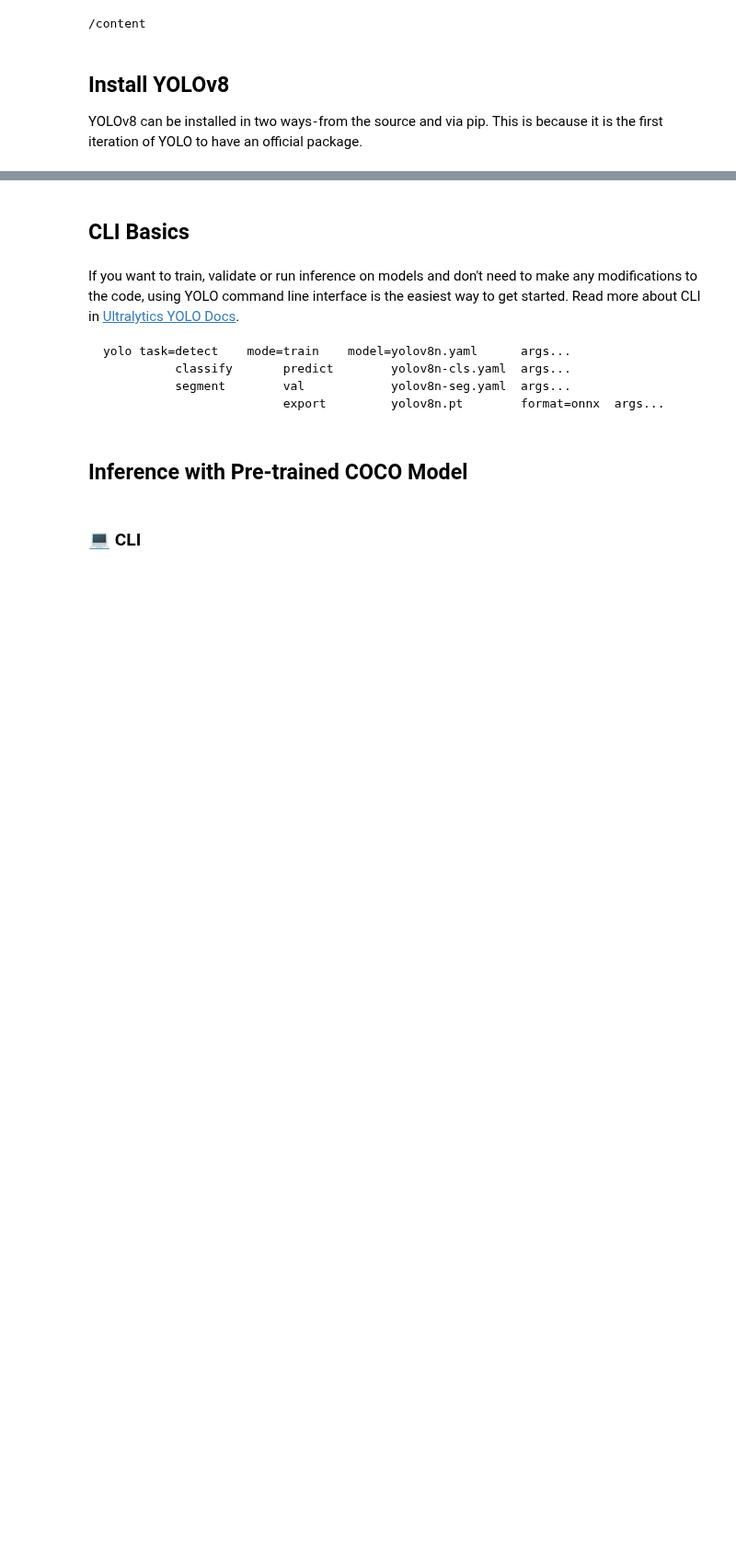
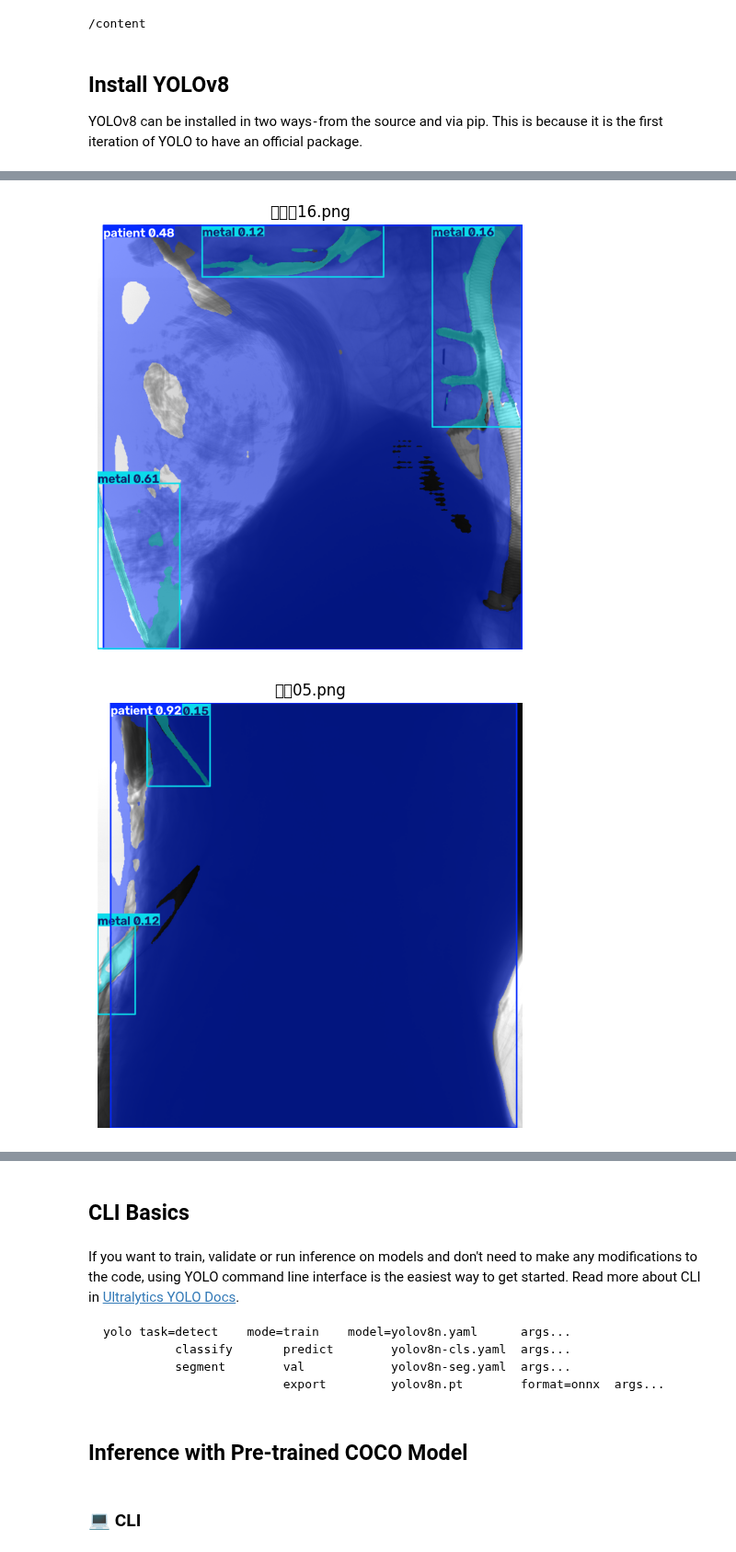
Before and after one commit to YuliaPan7/image-processing-labs, a Jupyter notebook: notebooks/train-yolov8-object-detection-on-custom-dataset.ipynb, the cells around one changed output, grey strips where cells are left out. Shown at 92% size. Cells and saved outputs as stored; diff of their text form; code cells hidden in the pictures; blank space fills up the shorter version.

```diff
--- a/notebooks/train-yolov8-object-detection-on-custom-dataset.ipynb
+++ b/notebooks/train-yolov8-object-detection-on-custom-dataset.ipynb
@@ -95,0 +119,9 @@ from IPython.display import display, Image
+# %%
+model = YOLO("/content/runs/segment/train-2/weights/best.pt")
+
+pred_results = model.predict(
+    source="/content/YOLO_dataset/images/val",
+    conf=0.1,
+    imgsz=640,
+    device=0
+)
@@ -95,0 +137,14 @@ from IPython.display import display, Image
+# %%
+import matplotlib.pyplot as plt
+
+for result in pred_results:
+    annotated = result.plot()
+
+    plt.figure(figsize=(6, 6))
+    plt.imshow(annotated[..., ::-1])
+    plt.axis("off")
+    plt.title(result.path.split("/")[-1])
+    plt.show()
+# %% [output]
+[figure, added]
+[figure, added]
```
Also changed, not shown: parts of 8 cells of this notebook.
